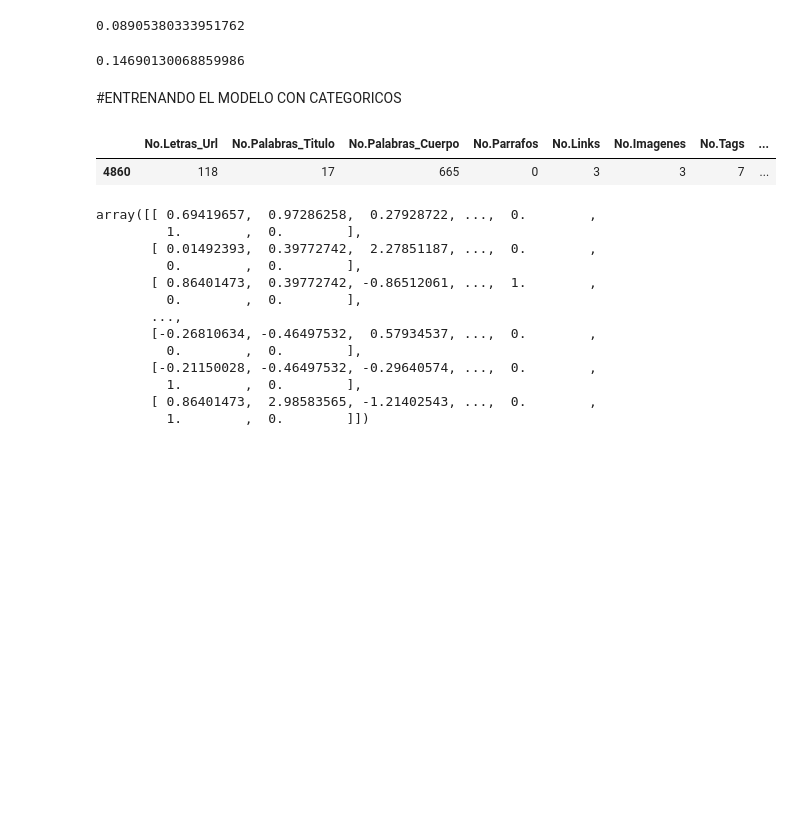
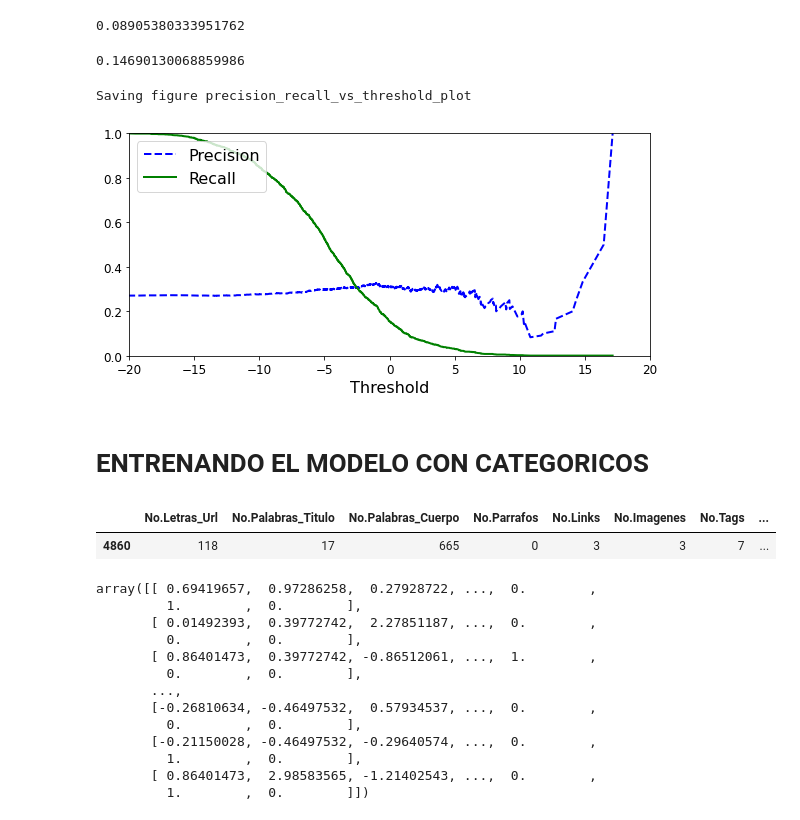
Before and after one commit to aaronjdigital/mlidigital, a Jupyter notebook: Procesamiento Notas.ipynb, the cells around one changed output. Drawn from its saved outputs; the diff is of its cells as text; code cells hidden in the pictures; blank space fills up the shorter version.

Commit message:
Add files via upload
Graficas de Precison Vs Recall

```diff
--- a/Procesamiento Notas.ipynb
+++ b/Procesamiento Notas.ipynb
@@ -665,8 +688,8 @@ y_train, y_test = strat_train_set["Calidad_Nota"], strat_test_set["Calidad_Nota"
 # %%
 entrenamiento= strat_train_set.copy() #Copio el df en uno nuevo para entrenar
 # %%
-y_train_buena = (y_train == 2)
-y_test_buena = (y_test == 2)  #arrays con true o false en la posicion de las notas con clasificacion 2
+y_train_buena = (y_train == 2).to_numpy()
+y_test_buena = (y_test == 2).to_numpy()  #arrays con true o false en la posicion de las notas con clasificacion 2
 # %%
 entrenamiento=entrenamiento.drop(['Número de vistas de página'],axis=1)
 entrenamiento.head(2)
@@ -773,8 +783,34 @@ from sklearn.metrics import f1_score
 f1_score(y_train_buena, y_train_pred)
 # %% [output]
 0.14690130068859986
+# %%
+y_scores = cross_val_predict(sgd_clf, entrenamiento_prepared, y_train_buena, cv=3,
+                             method="decision_function")
+# %%
+if y_scores.ndim == 2:
+    y_scores = y_scores[:, 1]
+# %%
+from sklearn.metrics import precision_recall_curve
+
+precisions, recalls, thresholds = precision_recall_curve(y_train_buena, y_scores)
+# %%
+def plot_precision_recall_vs_threshold(precisions, recalls, thresholds):
+    plt.plot(thresholds, precisions[:-1], "b--", label="Precision", linewidth=2)
+    plt.plot(thresholds, recalls[:-1], "g-", label="Recall", linewidth=2)
+    plt.xlabel("Threshold", fontsize=16)
+    plt.legend(loc="upper left", fontsize=16)
+    plt.ylim([0, 1])
+
+plt.figure(figsize=(8, 4))
+plot_precision_recall_vs_threshold(precisions, recalls, thresholds)
+plt.xlim([-20, 20])
+save_fig("precision_recall_vs_threshold_plot")
+plt.show()
+# %% [output]
+Saving figure precision_recall_vs_threshold_plot
+[figure, added]
 # %% [markdown]
-#ENTRENANDO EL MODELO CON CATEGORICOS
+# ENTRENANDO EL MODELO CON CATEGORICOS
 # %%
 from sklearn.pipeline import Pipeline
 from sklearn.preprocessing import StandardScaler
```
Also changed, not shown: parts of 40 cells of this notebook.
